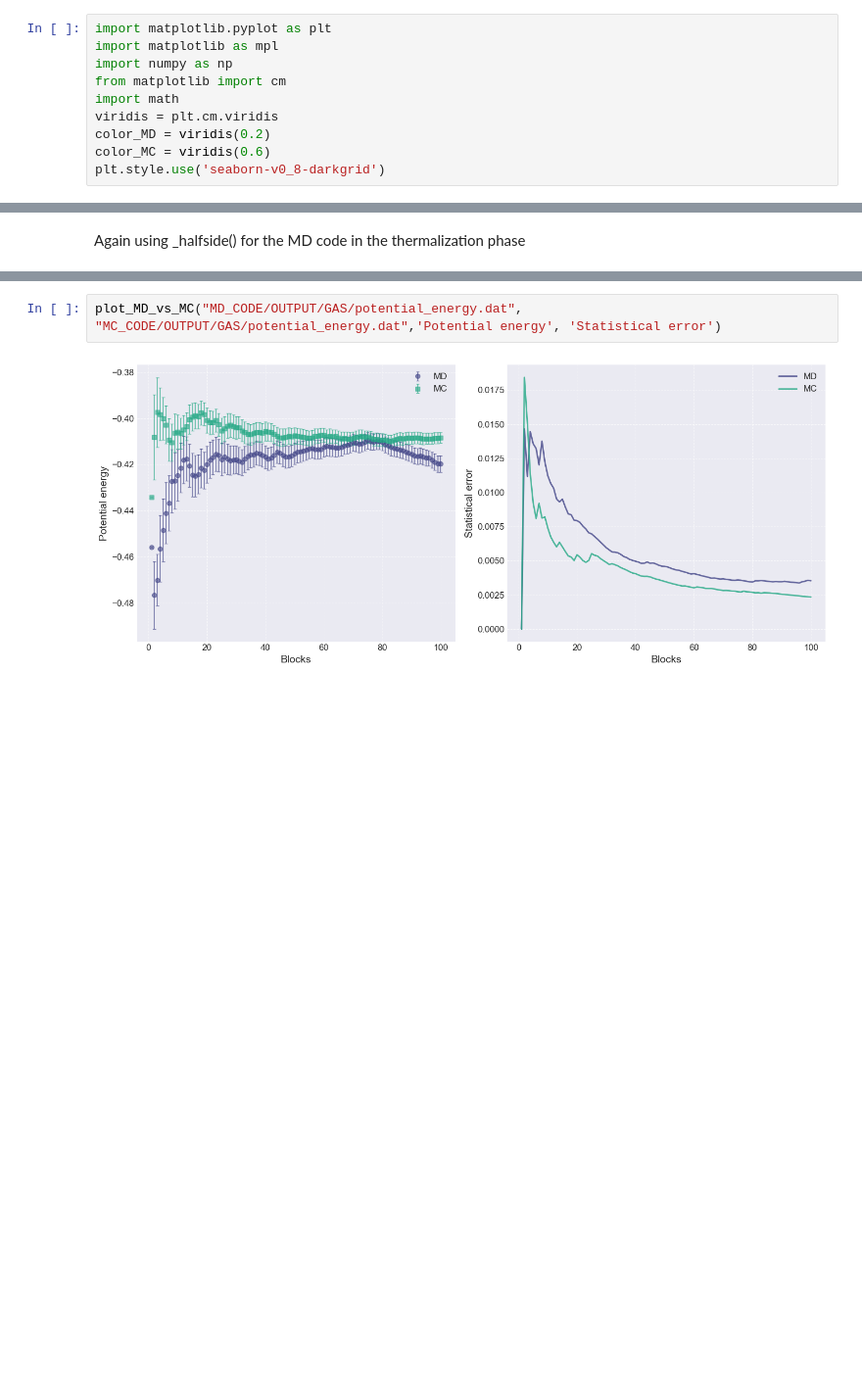
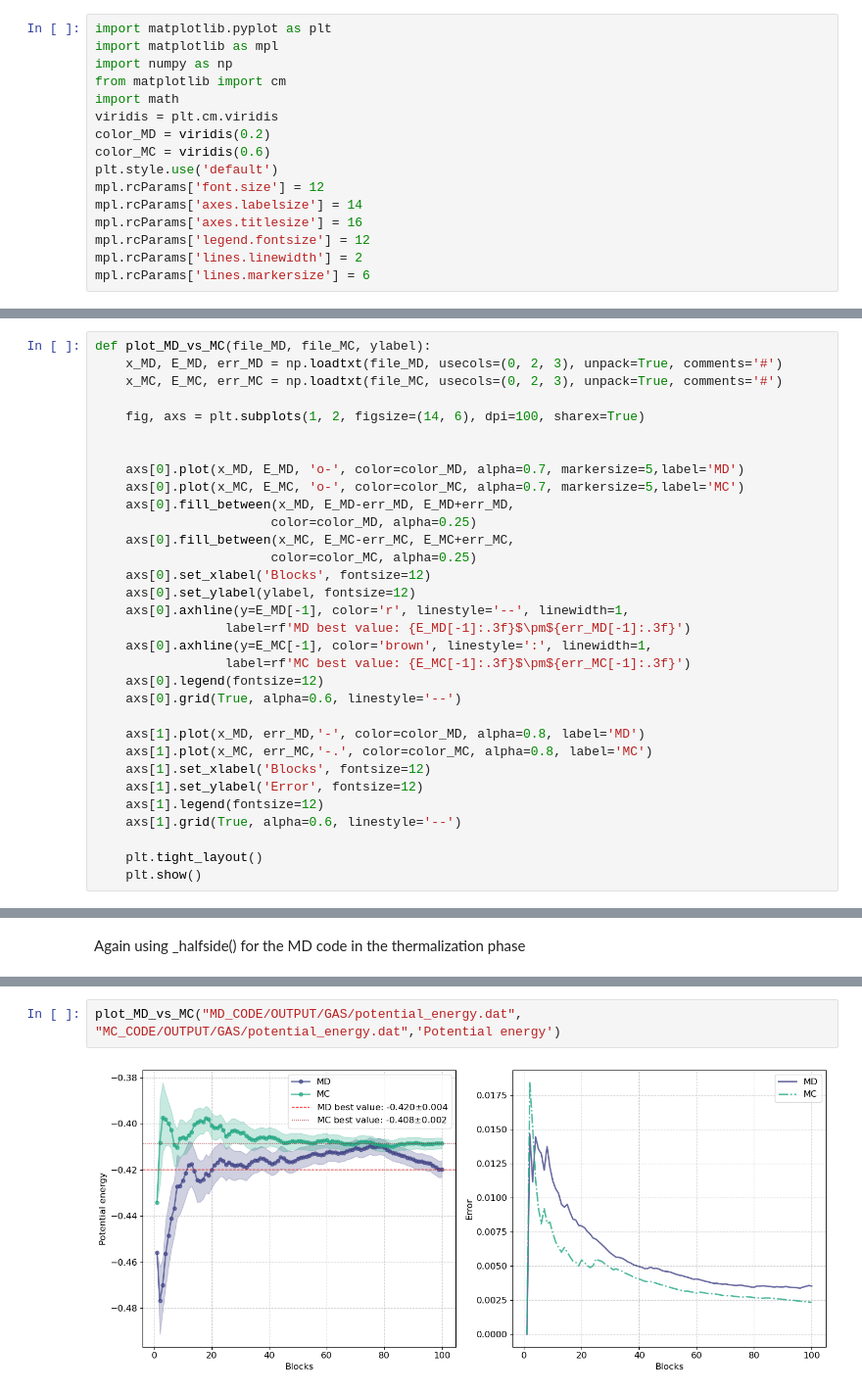
Before and after one commit to SMDP02/Numerical-Simulation---AA-2024-2025, a Jupyter notebook: Lect_7/DiPaolo_Lecture7.ipynb, the cells around one changed output, grey strips where cells are left out. Shown at 98% size. Saved outputs shown, nothing was run; the diff lists cells and outputs as text; blank space fills up the shorter version.

```diff
--- a/Lect_7/DiPaolo_Lecture7.ipynb
+++ b/Lect_7/DiPaolo_Lecture7.ipynb
@@ -31,7 +81,13 @@ import math
 viridis = plt.cm.viridis
 color_MD = viridis(0.2)
 color_MC = viridis(0.6)
-plt.style.use('seaborn-v0_8-darkgrid')
+plt.style.use('default')
+mpl.rcParams['font.size'] = 12
+mpl.rcParams['axes.labelsize'] = 14
+mpl.rcParams['axes.titlesize'] = 16
+mpl.rcParams['legend.fontsize'] = 12
+mpl.rcParams['lines.linewidth'] = 2
+mpl.rcParams['lines.markersize'] = 6
 # %%
 def plot_thermalization(
     pot_file_MD,
@@ -273,6 +365,38 @@ def plot_g_r_rmsd(file_md, file_mc, n_bins=100, color_MD=color_MD, color_MC=colo
 
     plt.tight_layout()
     plt.show()
+# %%
+def plot_MD_vs_MC(file_MD, file_MC, ylabel):
+    x_MD, E_MD, err_MD = np.loadtxt(file_MD, usecols=(0, 2, 3), unpack=True, comments='#')
+    x_MC, E_MC, err_MC = np.loadtxt(file_MC, usecols=(0, 2, 3), unpack=True, comments='#')
+
+    fig, axs = plt.subplots(1, 2, figsize=(14, 6), dpi=100, sharex=True)
+
+
+    axs[0].plot(x_MD, E_MD, 'o-', color=color_MD, alpha=0.7, markersize=5,label='MD')
+    axs[0].plot(x_MC, E_MC, 'o-', color=color_MC, alpha=0.7, markersize=5,label='MC')
+    axs[0].fill_between(x_MD, E_MD-err_MD, E_MD+err_MD,
+                       color=color_MD, alpha=0.25)
+    axs[0].fill_between(x_MC, E_MC-err_MC, E_MC+err_MC,
+                       color=color_MC, alpha=0.25)
+    axs[0].set_xlabel('Blocks', fontsize=12)
+    axs[0].set_ylabel(ylabel, fontsize=12)
+    axs[0].axhline(y=E_MD[-1], color='r', linestyle='--', linewidth=1,
+                 label=rf'MD best value: {E_MD[-1]:.3f}$\pm${err_MD[-1]:.3f}')
+    axs[0].axhline(y=E_MC[-1], color='brown', linestyle=':', linewidth=1,
+                 label=rf'MC best value: {E_MC[-1]:.3f}$\pm${err_MC[-1]:.3f}')
+    axs[0].legend(fontsize=12)
+    axs[0].grid(True, alpha=0.6, linestyle='--')
+
+    axs[1].plot(x_MD, err_MD,'-', color=color_MD, alpha=0.8, label='MD')
+    axs[1].plot(x_MC, err_MC,'-.', color=color_MC, alpha=0.8, label='MC')
+    axs[1].set_xlabel('Blocks', fontsize=12)
+    axs[1].set_ylabel('Error', fontsize=12)
+    axs[1].legend(fontsize=12)
+    axs[1].grid(True, alpha=0.6, linestyle='--')
+
+    plt.tight_layout()
+    plt.show()
 # %%
 plot_g_r_rmsd(
     "MD_CODE/OUTPUT/FIRST/gofr.dat",
@@ -329,5 +459,5 @@ plot_thermalization(
 # %%
-plot_MD_vs_MC("MD_CODE/OUTPUT/GAS/potential_energy.dat", "MC_CODE/OUTPUT/GAS/potential_energy.dat",'Potential energy', 'Statistical error')
+plot_MD_vs_MC("MD_CODE/OUTPUT/GAS/potential_energy.dat", "MC_CODE/OUTPUT/GAS/potential_energy.dat",'Potential energy')
 # %% [output]
-[figure, old version]
+[figure, new version]
 # %%
```
Also changed, not shown: parts of 30 cells of this notebook.
